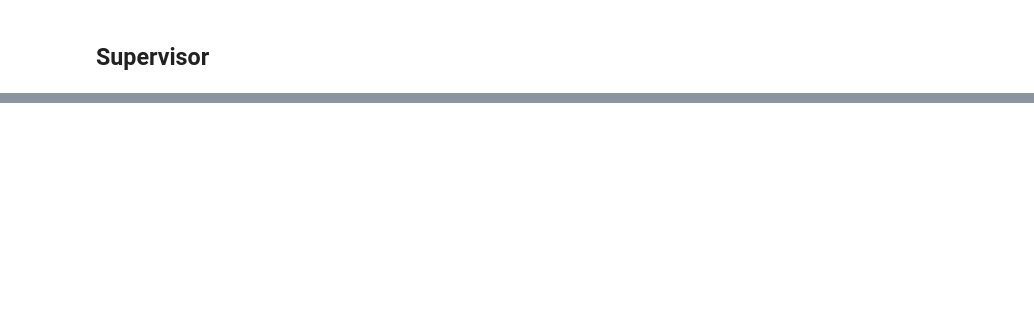
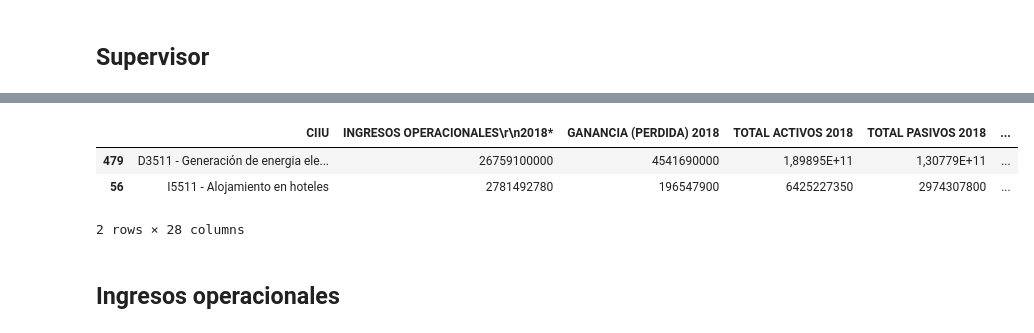
Before and after one commit to JESUSDAVIDBARRIOS/repo_labs_BI, a Jupyter notebook: lab2/entendimiento_limpieza.ipynb, the cells around one changed output, grey strips where cells are left out. Saved outputs shown, nothing was run; the diff lists cells and outputs as text; code cells hidden in the pictures; blank space fills up the shorter version.

```diff
--- a/lab2/entendimiento_limpieza.ipynb
+++ b/lab2/entendimiento_limpieza.ipynb
@@ -166,0 +234,3 @@ df.sample(10)
+# %%
+# Dado el pequeño número de datos por cada categoría de departamento y la correlación con la columna 'CIUDAD DOMICILIO' y 'REGIÓN', se elimina la columna 'DEPARTAMENTO DOMICILIO' y 'CIUDAD DOMICILIO'
+df = df.drop(['DEPARTAMENTO DOMICILIO', 'CIUDAD DOMICILIO'], axis=1)
@@ -166,0 +255,3 @@ df.sample(10)
+# %%
+# Se cambian valores núlos de la columna 'CIIU' por la moda
+df['CIIU'] = df['CIIU'].fillna(df['CIIU'].mode()[0])
@@ -166,0 +273,8 @@ df.sample(10)
+# %%
+# Se cambian valores núlos de la columna 'MACROSECTOR' por la moda
+df['MACROSECTOR'] = df['MACROSECTOR'].fillna(df['MACROSECTOR'].mode()[0])
+
+# En la columna MACROSECTOR, se remplazan los valores 'CONSTRUCCIÓN' por 'CONSTRUCCION'
+df['MACROSECTOR'] = df['MACROSECTOR'].replace('CONSTRUCCIÓN', 'CONSTRUCCION')
+
+df['MACROSECTOR'].value_counts()
@@ -166,0 +289,11 @@ df.sample(10)
+# %%
+# One hot encoder para la columna MACROSECTOR
+df = pd.get_dummies(df, columns=['MACROSECTOR'], prefix=['MACROSECTOR'])
+df.sample(2)
+# %% [output]
+|  | CIIU | INGRESOS OPERACIONALES\r\n2018* | GANANCIA (PERDIDA) 2018 | TOTAL ACTIVOS 2018 | TOTAL PASIVOS 2018 | ... |
+| 479 | D3511 - Generación de energia ele... | 26759100000 | 4541690000 | 1,89895E+11 | 1,30779E+11 | ... |
+| 56 | I5511 - Alojamiento en hoteles | 2781492780 | 196547900 | 6425227350 | 2974307800 | ... |
+2 rows × 28 columns
+# %% [markdown]
+## Ingresos operacionales
```
Also changed, not shown: parts of 27 cells of this notebook.
